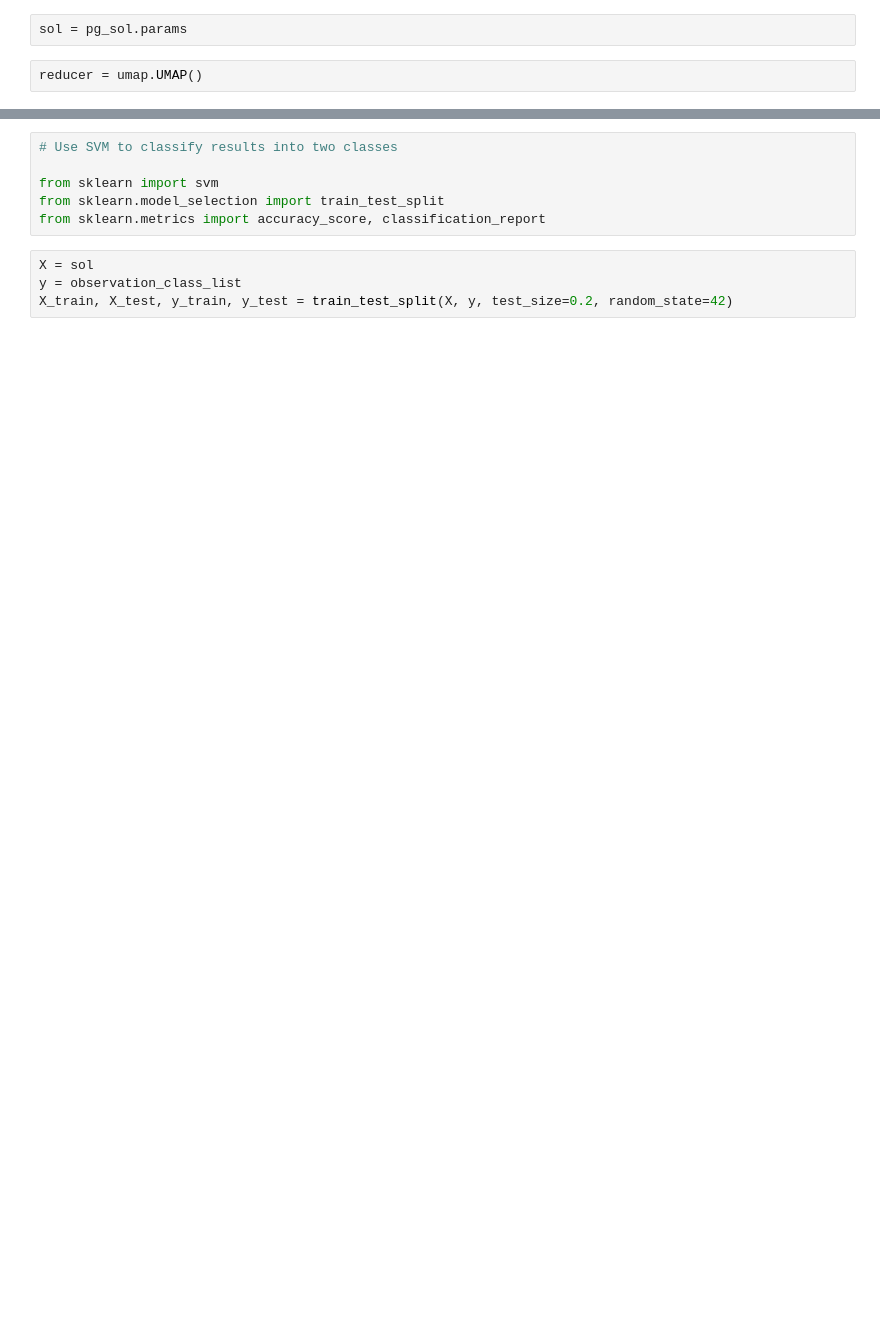
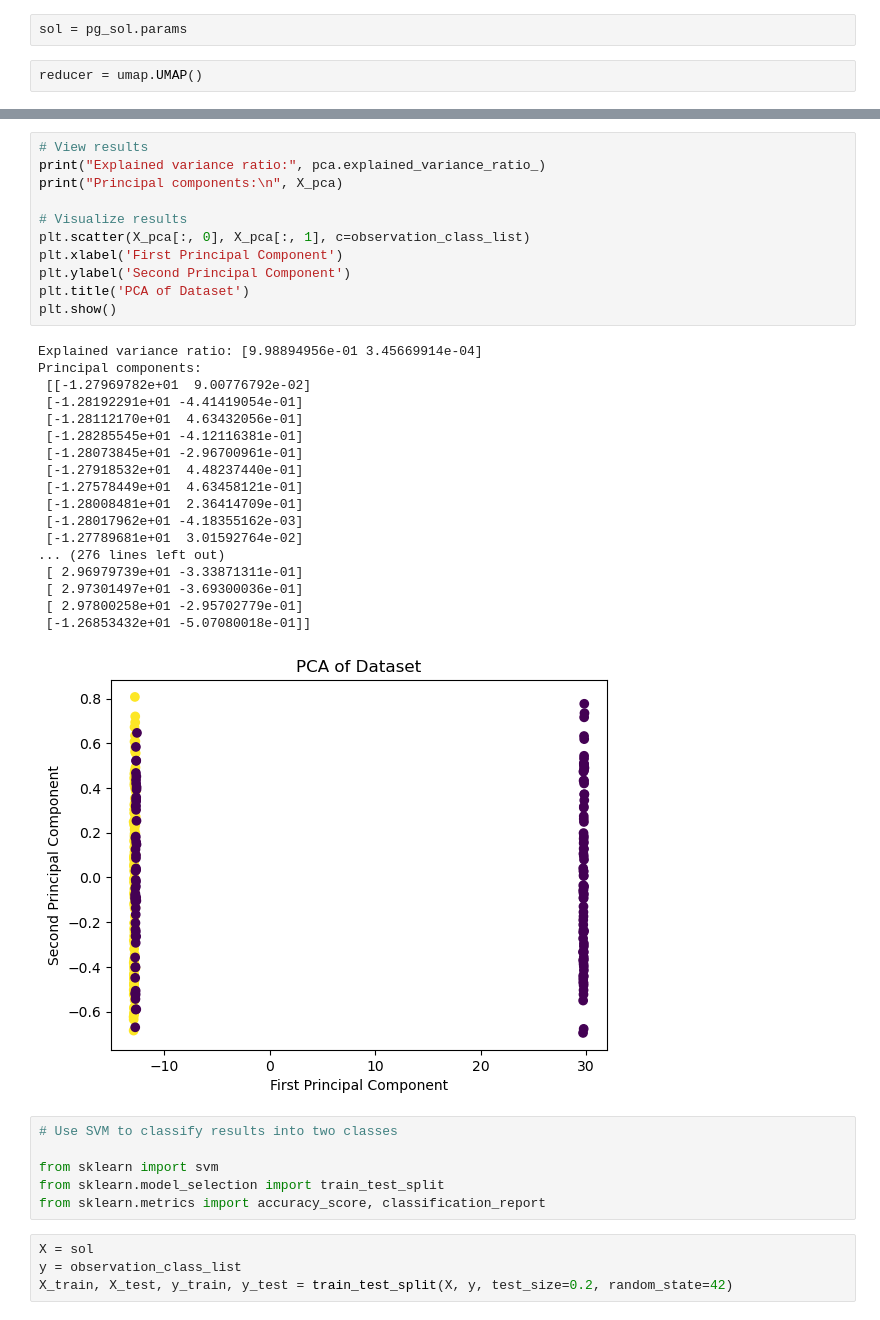
Before and after one commit to tee-udon/chromatin-ensemble-refinement, a Jupyter notebook: scripts/20240602_OptimalNumberOfModel_StructureLandscape.ipynb, the cells around one changed output, grey strips where cells are left out. Saved outputs shown, nothing was run; the diff lists cells and outputs as text; blank space fills up the shorter version.

```diff
--- a/scripts/20240602_OptimalNumberOfModel_StructureLandscape.ipynb
+++ b/scripts/20240602_OptimalNumberOfModel_StructureLandscape.ipynb
@@ -161,3 +273,33 @@ Text(0.5, 1.0, 'UMAP projection of distance maps')
+# %%
+# View results
+print("Explained variance ratio:", pca.explained_variance_ratio_)
+print("Principal components:\n", X_pca)
+
+# Visualize results
+plt.scatter(X_pca[:, 0], X_pca[:, 1], c=observation_class_list)
+plt.xlabel('First Principal Component')
+plt.ylabel('Second Principal Component')
+plt.title('PCA of Dataset')
+plt.show()
+# %% [output]
+Explained variance ratio: [9.98894956e-01 3.45669914e-04]
+Principal components:
+ [[-1.27969782e+01  9.00776792e-02]
+ [-1.28192291e+01 -4.41419054e-01]
+ [-1.28112170e+01  4.63432056e-01]
+ [-1.28285545e+01 -4.12116381e-01]
+ [-1.28073845e+01 -2.96700961e-01]
+ [-1.27918532e+01  4.48237440e-01]
+ [-1.27578449e+01  4.63458121e-01]
+ [-1.28008481e+01  2.36414709e-01]
+ [-1.28017962e+01 -4.18355162e-03]
+ [-1.27789681e+01  3.01592764e-02]
+... (276 lines left out)
+ [ 2.96979739e+01 -3.33871311e-01]
+ [ 2.97301497e+01 -3.69300036e-01]
+ [ 2.97800258e+01 -2.95702779e-01]
+ [-1.26853432e+01 -5.07080018e-01]]
+[figure, added]
 # %%
 # Use SVM to classify results into two classes
 
```
Also changed, not shown: parts of 20 cells of this notebook.
